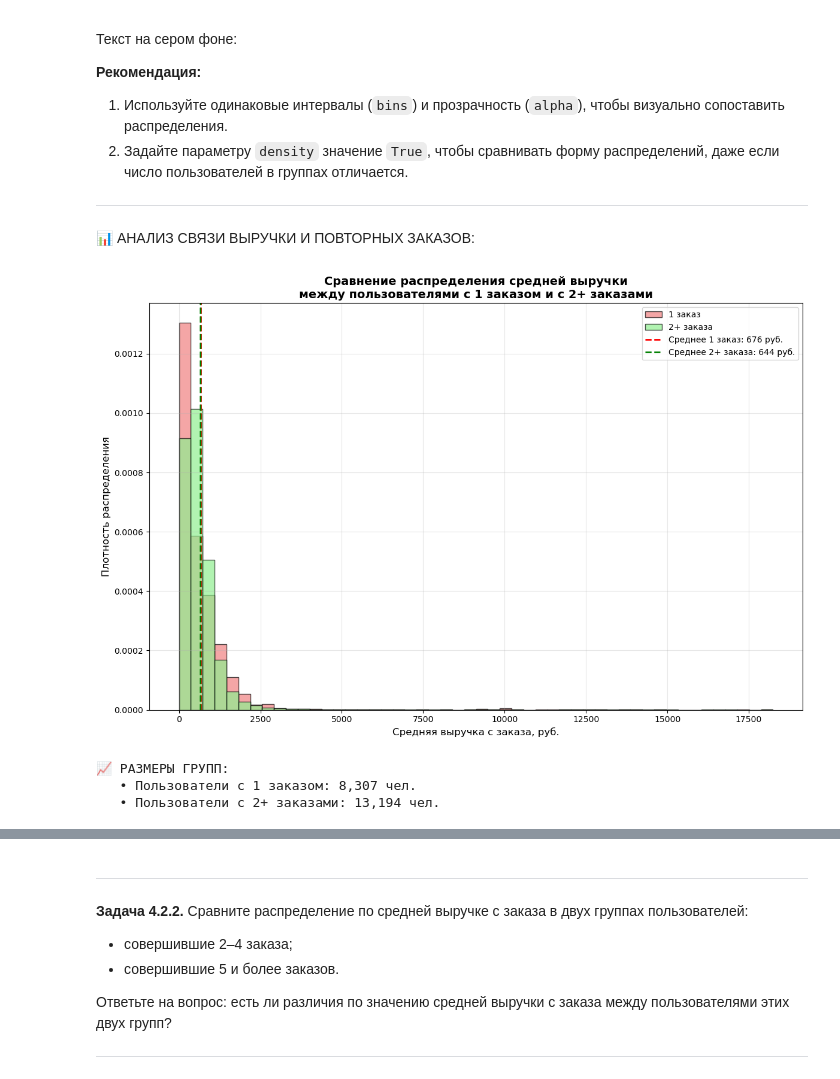
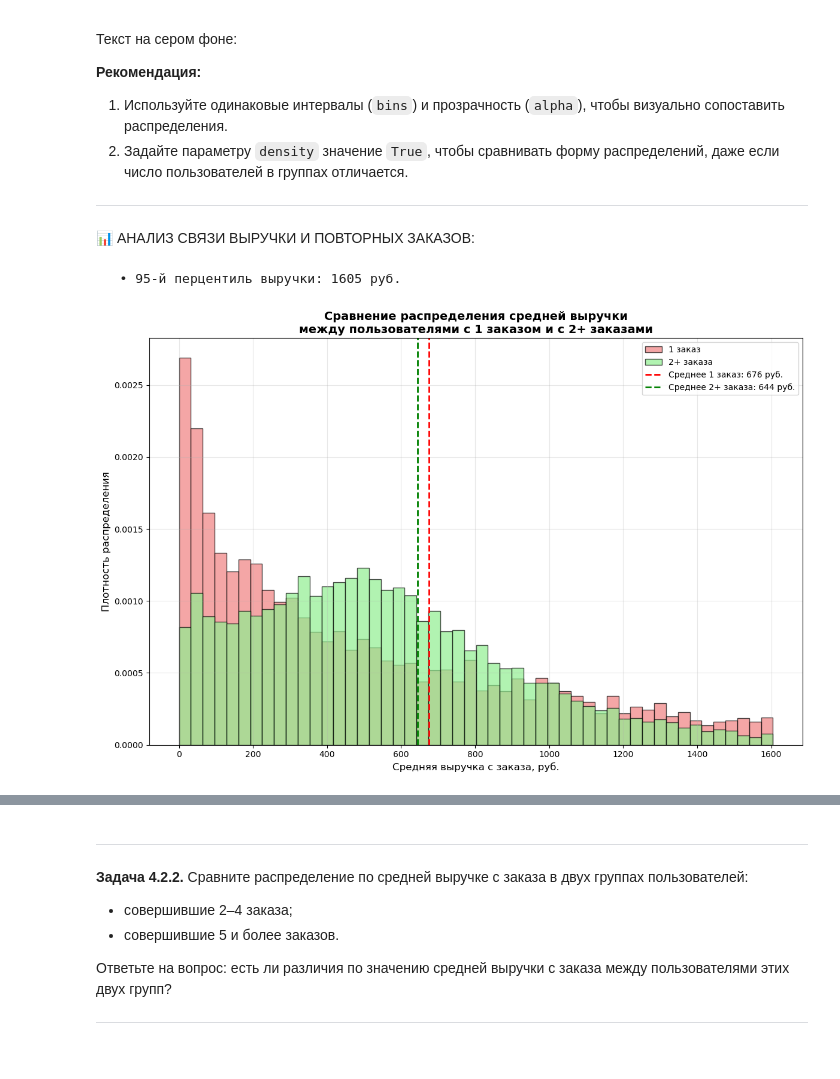
Before and after one commit to maxoutpost/afisha-loyalty-analysis, a Jupyter notebook: sprint_8.ipynb, the cells around one changed output, grey strips where cells are left out. Cells and saved outputs as stored; diff of their text form; code cells hidden in the pictures.

```diff
--- a/sprint_8.ipynb
+++ b/sprint_8.ipynb
@@ -1292,5 +1424,3 @@ else:
 2. Задайте параметру `density` значение `True`, чтобы сравнивать форму распределений, даже если число пользователей в группах отличается.
 
 ---
-# %% [markdown]
-📊 АНАЛИЗ СВЯЗИ ВЫРУЧКИ И ПОВТОРНЫХ ЗАКАЗОВ:
@@ -1300,0 +1427,2 @@ multiple_order_users = user_profile_clean[user_profile_clean['total_orders'] >=
+# %% [markdown]
+📊 АНАЛИЗ СВЯЗИ ВЫРУЧКИ И ПОВТОРНЫХ ЗАКАЗОВ:
@@ -1301,41 +1433,40 @@ multiple_order_users = user_profile_clean[user_profile_clean['total_orders'] >=
+# %%
+# границы для оси X (95% данных)
+x_max = user_profile_clean['avg_revenue_rub'].quantile(0.95)
+print(f"   • 95-й перцентиль выручки: {x_max:.0f} руб.")
+# %% [output]
+   • 95-й перцентиль выручки: 1605 руб.
 # %%
 # Сравнительные гистограммы
 plt.figure(figsize=(12, 8))
 
-
 plt.hist(single_order_users['avg_revenue_rub'],
          bins=50, alpha=0.7, color='lightcoral',
-         label='1 заказ', density=True, edgecolor='black')
+         label='1 заказ', density=True, edgecolor='black',
+         range=(0, x_max))
 
 plt.hist(multiple_order_users['avg_revenue_rub'],
          bins=50, alpha=0.7, color='lightgreen',
-         label='2+ заказа', density=True, edgecolor='black')
+         label='2+ заказа', density=True, edgecolor='black',
+         range=(0, x_max))
 
 plt.xlabel('Средняя выручка с заказа, руб.', fontsize=12)
 plt.ylabel('Плотность распределения', fontsize=12)
 plt.title('Сравнение распределения средней выручки\nмежду пользователями с 1 заказом и с 2+ заказами',
           fontsize=14, fontweight='bold')
 plt.legend()
 plt.grid(True, alpha=0.3)
 
 # линии для средних значений
 plt.axvline(single_order_users['avg_revenue_rub'].mean(),
             color='red', linestyle='--', linewidth=2,
             label=f'Среднее 1 заказ: {single_order_users["avg_revenue_rub"].mean():.0f} руб.')
 plt.axvline(multiple_order_users['avg_revenue_rub'].mean(),
             color='green', linestyle='--', linewidth=2,
             label=f'Среднее 2+ заказа: {multiple_order_users["avg_revenue_rub"].mean():.0f} руб.')
 
 plt.legend()
 plt.tight_layout()
 plt.show()
 # %% [output]
-[figure, old version]
+[figure, new version]
-# %%
-print(f"📈 РАЗМЕРЫ ГРУПП:")
-print(f"   • Пользователи с 1 заказом: {len(single_order_users):,} чел.")
-print(f"   • Пользователи с 2+ заказами: {len(multiple_order_users):,} чел.")
-# %% [output]
-📈 РАЗМЕРЫ ГРУПП:
-   • Пользователи с 1 заказом: 8,307 чел.
-   • Пользователи с 2+ заказами: 13,194 чел.
```
Also changed, not shown: parts of 106 cells of this notebook.
